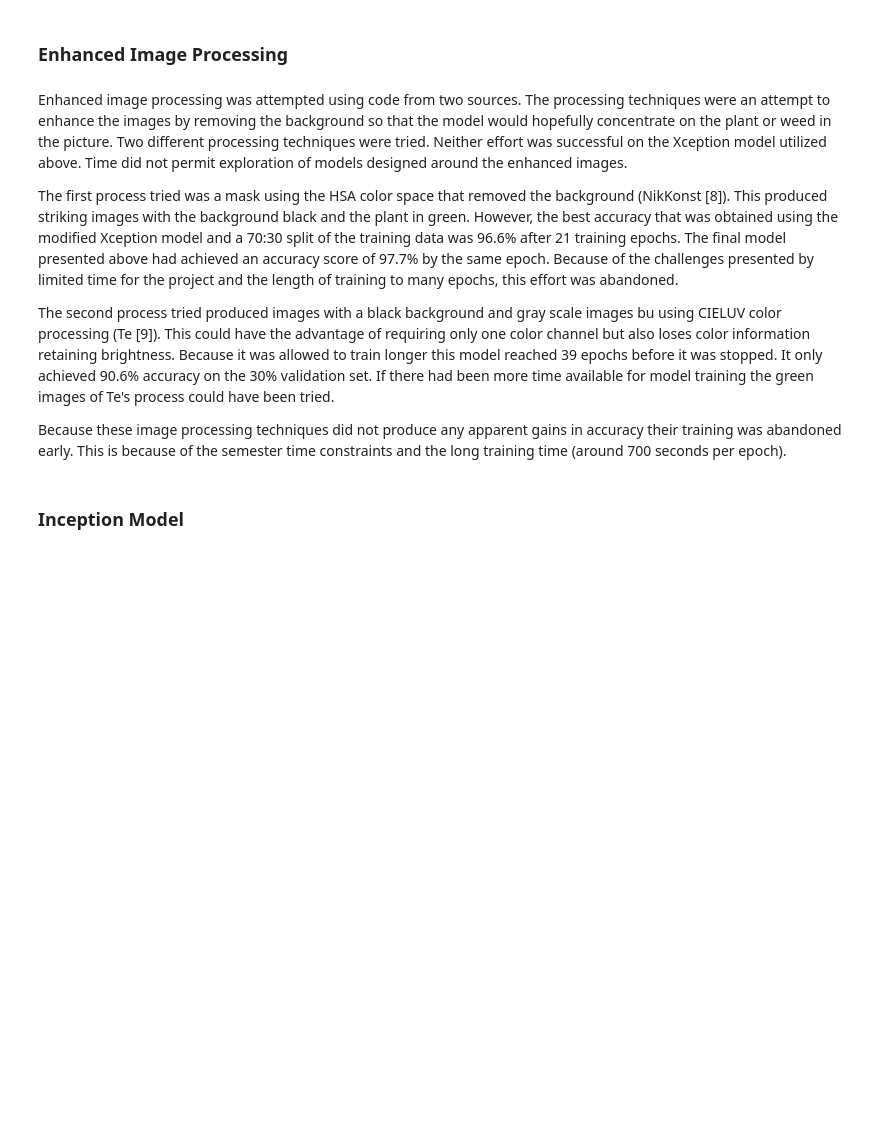
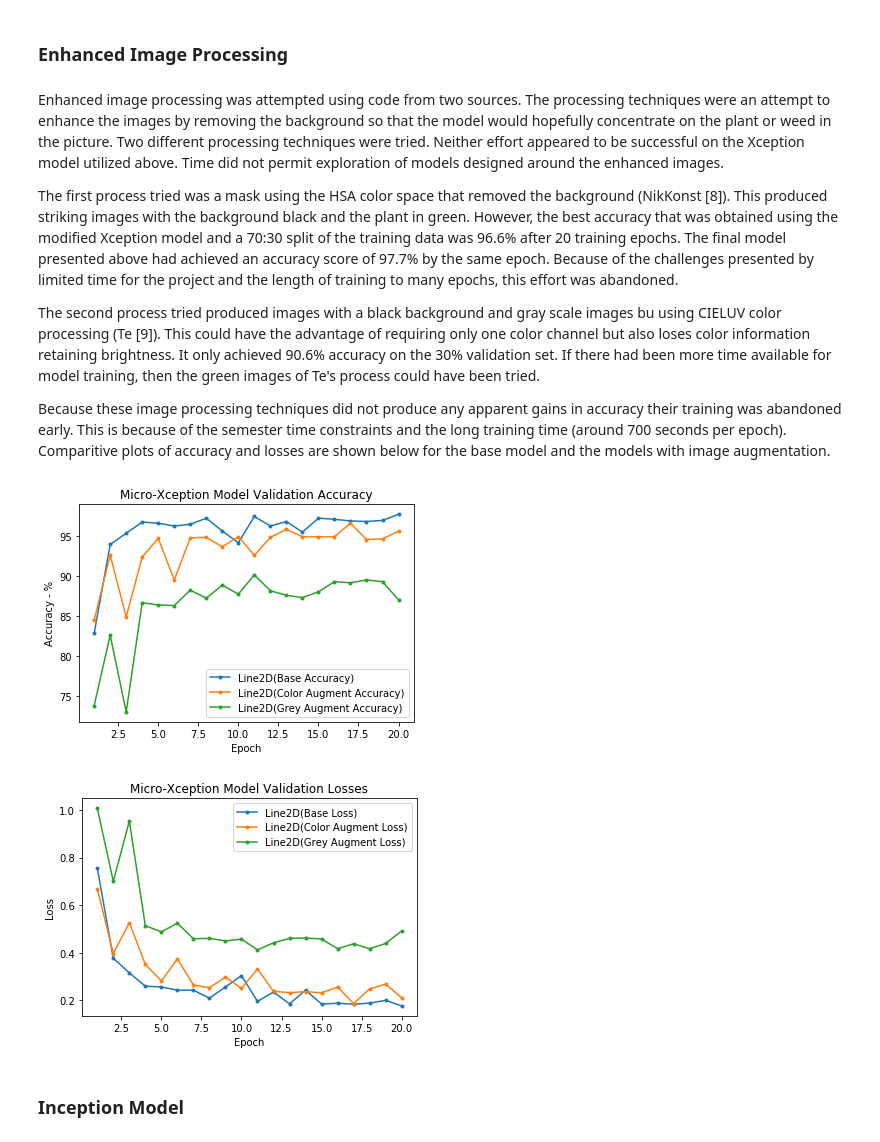
Before and after one commit to Vettejeep/MSDS_686, a Jupyter notebook: #KMaher_Plant_Seedlings_Report.ipynb, the cells around one changed output. Saved outputs shown, nothing was run; the diff lists cells and outputs as text; code cells hidden in the pictures; blank space fills up the shorter version.

```diff
--- a/#KMaher_Plant_Seedlings_Report.ipynb
+++ b/#KMaher_Plant_Seedlings_Report.ipynb
@@ -384,13 +470,47 @@ Another training item is that the model was developed using a 70:30 split of the
 # %% [markdown]
 ### Enhanced Image Processing
 # %% [markdown]
-Enhanced image processing was attempted using code from two sources.  The processing techniques were an attempt to enhance the images by removing the background so that the model would hopefully concentrate on the plant or weed in the picture.  Two different processing techniques were tried.  Neither effort was successful on the Xception model utilized above.  Time did not permit exploration of models designed around the enhanced images.
+Enhanced image processing was attempted using code from two sources.  The processing techniques were an attempt to enhance the images by removing the background so that the model would hopefully concentrate on the plant or weed in the picture.  Two different processing techniques were tried.  Neither effort appeared to be successful on the Xception model utilized above.  Time did not permit exploration of models designed around the enhanced images.
 
-The first process tried was a mask using the HSA color space that removed the background (NikKonst [8]).  This produced striking images with the background black and the plant in green.  However, the best accuracy that was obtained using the modified Xception model and a 70:30 split of the training data was 96.6%  after 21 training epochs.  The final model presented above had achieved an accuracy score of 97.7% by the same epoch.  Because of the challenges presented by limited time for the project and the length of training to many epochs, this effort was abandoned.
+The first process tried was a mask using the HSA color space that removed the background (NikKonst [8]).  This produced striking images with the background black and the plant in green.  However, the best accuracy that was obtained using the modified Xception model and a 70:30 split of the training data was 96.6%  after 20 training epochs.  The final model presented above had achieved an accuracy score of 97.7% by the same epoch.  Because of the challenges presented by limited time for the project and the length of training to many epochs, this effort was abandoned.
 
-The second process tried produced images with a black background and gray scale images bu using CIELUV color processing (Te [9]).  This could have the advantage of requiring only one color channel but also loses color information retaining brightness.  Because it was allowed to train longer this model reached 39 epochs before it was stopped.  It only achieved 90.6% accuracy on the 30% validation set.  If there had been more time available for model training the green images of Te's process could have been tried.
+The second process tried produced images with a black background and gray scale images bu using CIELUV color processing (Te [9]).  This could have the advantage of requiring only one color channel but also loses color information retaining brightness.  It only achieved 90.6% accuracy on the 30% validation set.  If there had been more time available for model training, then the green images of Te's process could have been tried.
 
-Because these image processing techniques did not produce any apparent gains in accuracy their training was abandoned early.  This is because of the semester time constraints and the long training time (around 700 seconds per epoch).
+Because these image processing techniques did not produce any apparent gains in accuracy their training was abandoned early.  This is because of the semester time constraints and the long training time (around 700 seconds per epoch).  Comparitive plots of accuracy and losses are shown below for the base model and the models with image augmentation.
+# %%
+%matplotlib inline
+import pandas as pd
+import matplotlib.pyplot as plt
+
+df0 = pd.read_csv('data/img_augment/df_mx_l2_70_30_20.csv')
+df1 = pd.read_csv('data/img_augment/$df_mx_l2_img_aug_70_30_20.csv')
+df2 = pd.read_csv('data/img_augment/$df_mx_l2_img_aug_V2_70_30_20.csv')
+
+
+plt.figure()
+p1 =plt.plot(df0['epoch'], df0['val_accs']*100.0, color='tab:blue', marker='.', label='Base Accuracy')
+p2 =plt.plot(df1['epoch'], df1['val_accs']*100.0, color='tab:orange', marker='.', label='Color Augment Accuracy')
+p3 =plt.plot(df2['epoch'], df2['val_accs']*100.0, color='tab:green', marker='.', label='Grey Augment Accuracy')
+p = p1 + p2 + p3
+plt.title('Micro-Xception Model Validation Accuracy')
+plt.xlabel('Epoch')
+plt.ylabel('Accuracy - %')
+plt.legend(p, loc='lower right')
+plt.show()
+
+plt.figure()
+p1 =plt.plot(df0['epoch'], df0['val_losses'], color='tab:blue', marker='.', label='Base Loss')
+p2 =plt.plot(df1['epoch'], df1['val_losses'], color='tab:orange', marker='.', label='Color Augment Loss')
+p3 =plt.plot(df2['epoch'], df2['val_losses'], color='tab:green', marker='.', label='Grey Augment Loss')
+p = p1 + p2 + p3
+plt.title('Micro-Xception Model Validation Losses')
+plt.xlabel('Epoch')
+plt.ylabel('Loss')
+plt.legend(p, loc='upper right')
+plt.show()
+# %% [output]
+[figure, added]
+[figure, added]
 # %% [markdown]
 ### Inception Model
 # %% [markdown]
```
Also changed, not shown: parts of 8 cells of this notebook, 3 other files.
